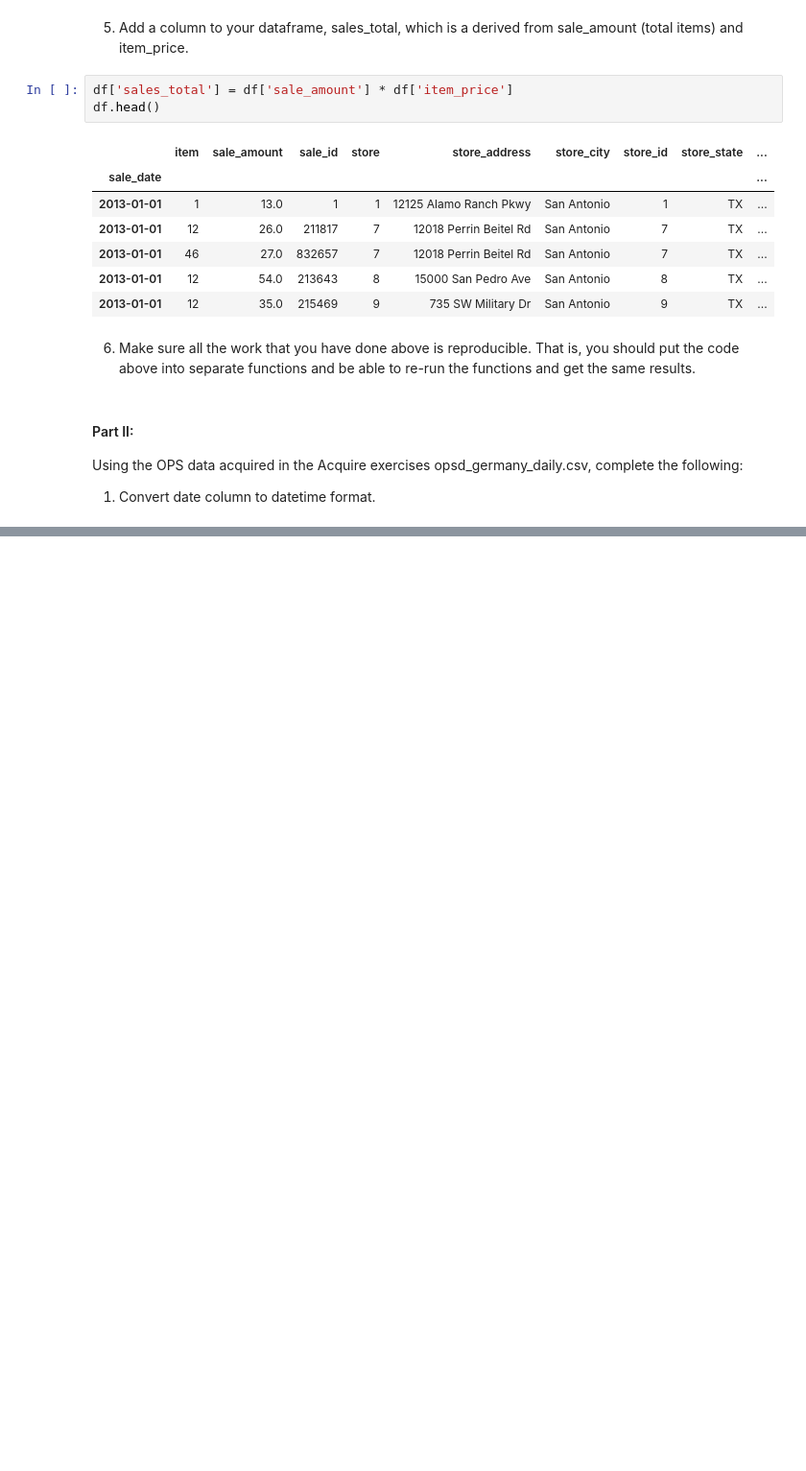
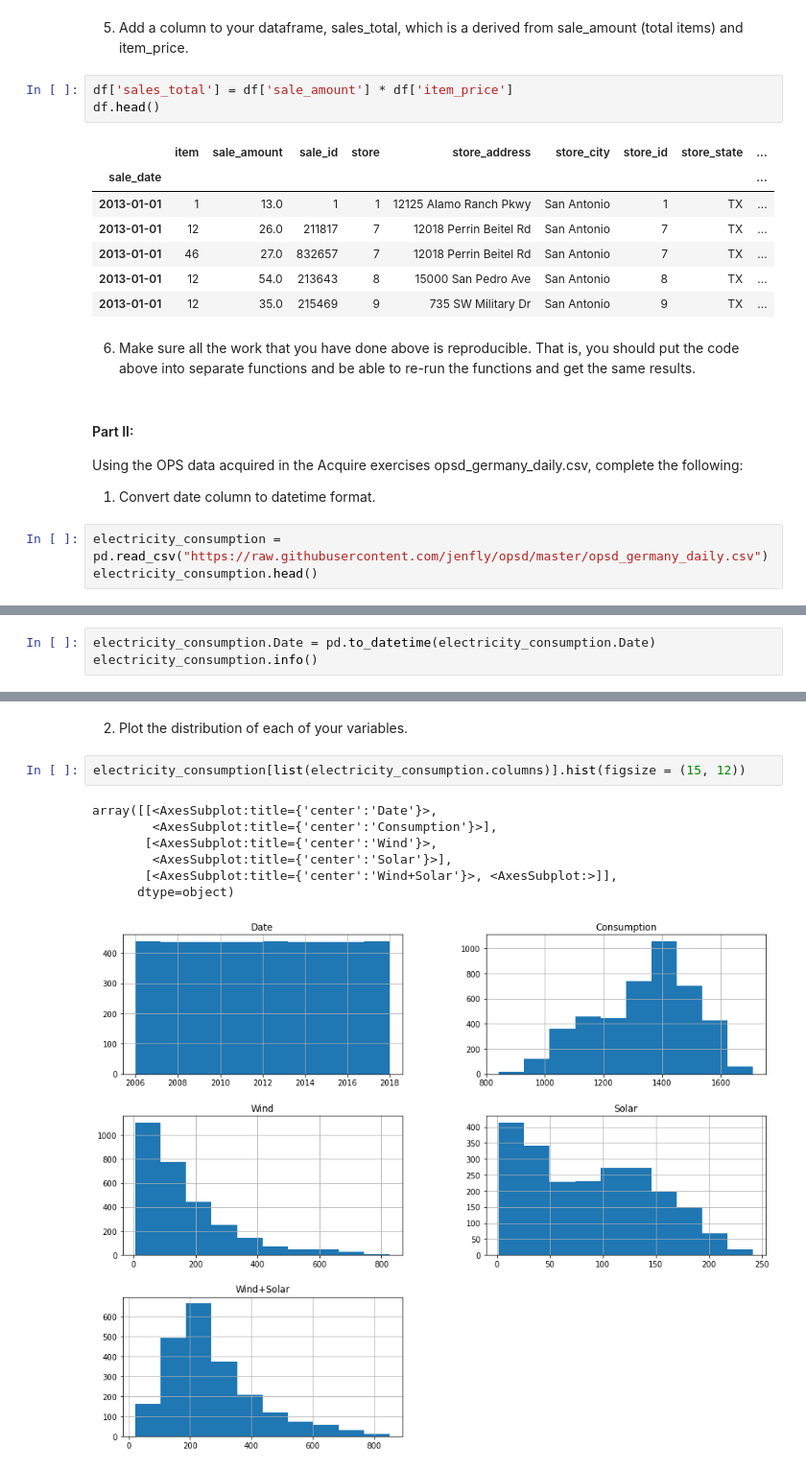
Before and after one commit to david-rodriguez-siller/time-series-exercises, a Jupyter notebook: prepare.ipynb, the cells around one changed output, grey strips where cells are left out. Shown at 96% size. Cells and saved outputs as stored; diff of their text form; blank space fills up the shorter version.

```diff
--- a/prepare.ipynb
+++ b/prepare.ipynb
@@ -187,3 +187,6 @@ df.head()
 Using the OPS data acquired in the Acquire exercises opsd_germany_daily.csv, complete the following:
 
 1. Convert date column to datetime format.
+# %%
+electricity_consumption = pd.read_csv("https://raw.githubusercontent.com/jenfly/opsd/master/opsd_germany_daily.csv")
+electricity_consumption.head()
@@ -189,0 +200,3 @@ Using the OPS data acquired in the Acquire exercises opsd_germany_daily.csv, com
+# %%
+electricity_consumption.Date = pd.to_datetime(electricity_consumption.Date)
+electricity_consumption.info()
@@ -189,0 +216,12 @@ Using the OPS data acquired in the Acquire exercises opsd_germany_daily.csv, com
+# %% [markdown]
+2. Plot the distribution of each of your variables.
+# %%
+electricity_consumption[list(electricity_consumption.columns)].hist(figsize = (15, 12))
+# %% [output]
+array([[<AxesSubplot:title={'center':'Date'}>,
+        <AxesSubplot:title={'center':'Consumption'}>],
+       [<AxesSubplot:title={'center':'Wind'}>,
+        <AxesSubplot:title={'center':'Solar'}>],
+       [<AxesSubplot:title={'center':'Wind+Solar'}>, <AxesSubplot:>]],
+      dtype=object)
+[figure, added]
```
Also changed, not shown: parts of 10 cells of this notebook, 1 other file.
